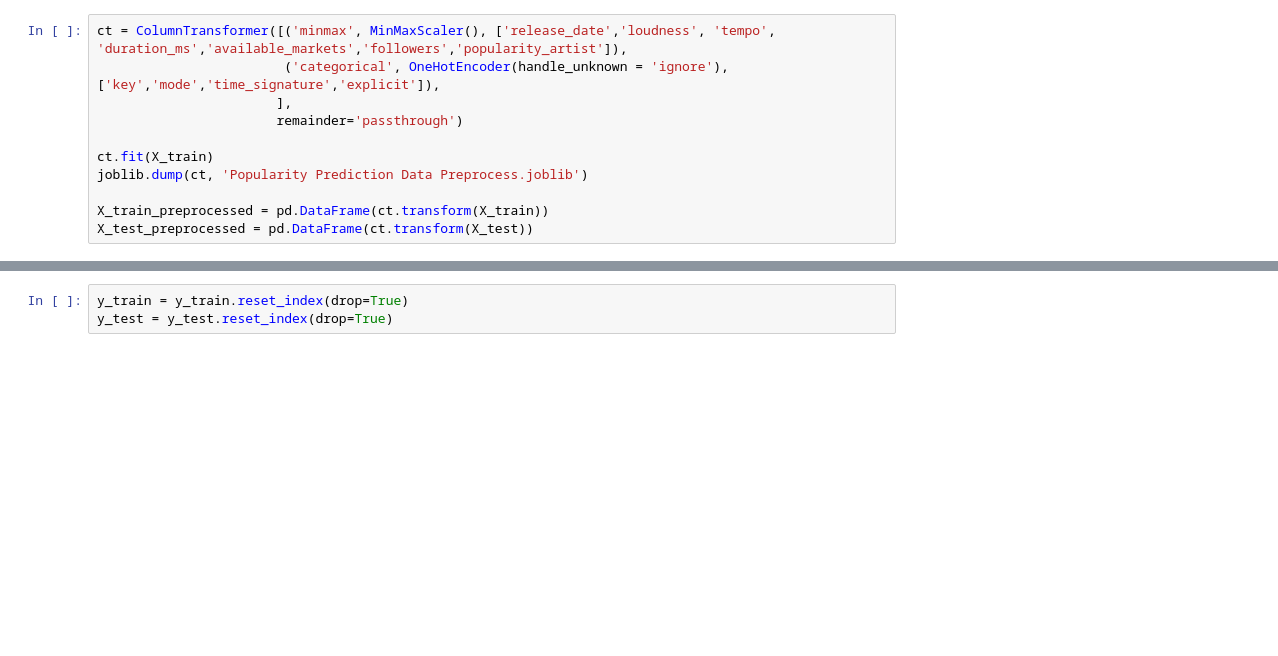
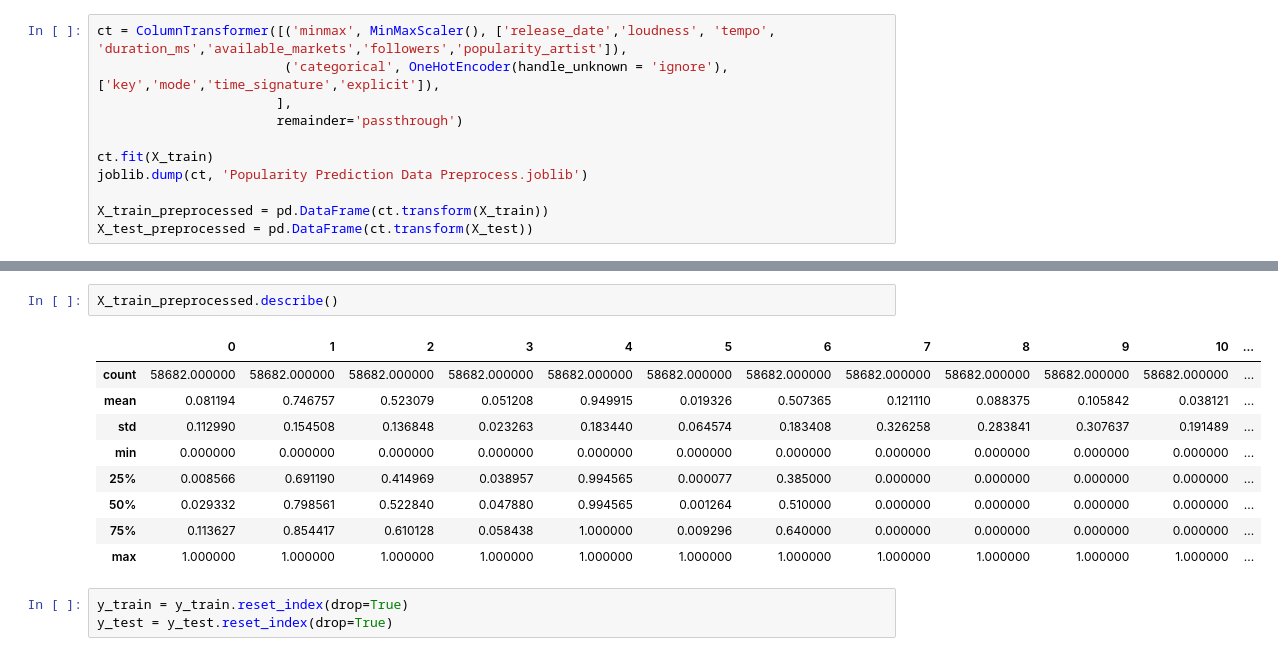
Before and after one commit to Hanyu0118/IS3107_letsgo, a Jupyter notebook: Predictive Model/Popularity Prediction/Popularity Prediction.ipynb, the cells around one changed output, grey strips where cells are left out. Drawn from its saved outputs; the diff is of its cells as text; blank space fills up the shorter version.

```diff
--- a/Predictive Model/Popularity Prediction/Popularity Prediction.ipynb
+++ b/Predictive Model/Popularity Prediction/Popularity Prediction.ipynb
@@ -496,3 +503,15 @@ X_test_preprocessed
+# %%
+X_train_preprocessed.describe()
+# %% [output]
+|  | 0 | 1 | 2 | 3 | 4 | 5 | 6 | 7 | 8 | 9 | 10 | ... |
+| count | 58682.000000 | 58682.000000 | 58682.000000 | 58682.000000 | 58682.000000 | 58682.000000 | 58682.000000 | 58682.000000 | 58682.000000 | 58682.000000 | 58682.000000 | ... |
+| mean | 0.081194 | 0.746757 | 0.523079 | 0.051208 | 0.949915 | 0.019326 | 0.507365 | 0.121110 | 0.088375 | 0.105842 | 0.038121 | ... |
+| std | 0.112990 | 0.154508 | 0.136848 | 0.023263 | 0.183440 | 0.064574 | 0.183408 | 0.326258 | 0.283841 | 0.307637 | 0.191489 | ... |
+| min | 0.000000 | 0.000000 | 0.000000 | 0.000000 | 0.000000 | 0.000000 | 0.000000 | 0.000000 | 0.000000 | 0.000000 | 0.000000 | ... |
+| 25% | 0.008566 | 0.691190 | 0.414969 | 0.038957 | 0.994565 | 0.000077 | 0.385000 | 0.000000 | 0.000000 | 0.000000 | 0.000000 | ... |
+| 50% | 0.029332 | 0.798561 | 0.522840 | 0.047880 | 0.994565 | 0.001264 | 0.510000 | 0.000000 | 0.000000 | 0.000000 | 0.000000 | ... |
+| 75% | 0.113627 | 0.854417 | 0.610128 | 0.058438 | 1.000000 | 0.009296 | 0.640000 | 0.000000 | 0.000000 | 0.000000 | 0.000000 | ... |
+| max | 1.000000 | 1.000000 | 1.000000 | 1.000000 | 1.000000 | 1.000000 | 1.000000 | 1.000000 | 1.000000 | 1.000000 | 1.000000 | ... |
 # %%
 y_train = y_train.reset_index(drop=True)
 y_test = y_test.reset_index(drop=True)
```
Also changed, not shown: parts of 5 cells of this notebook, 1 other file.
